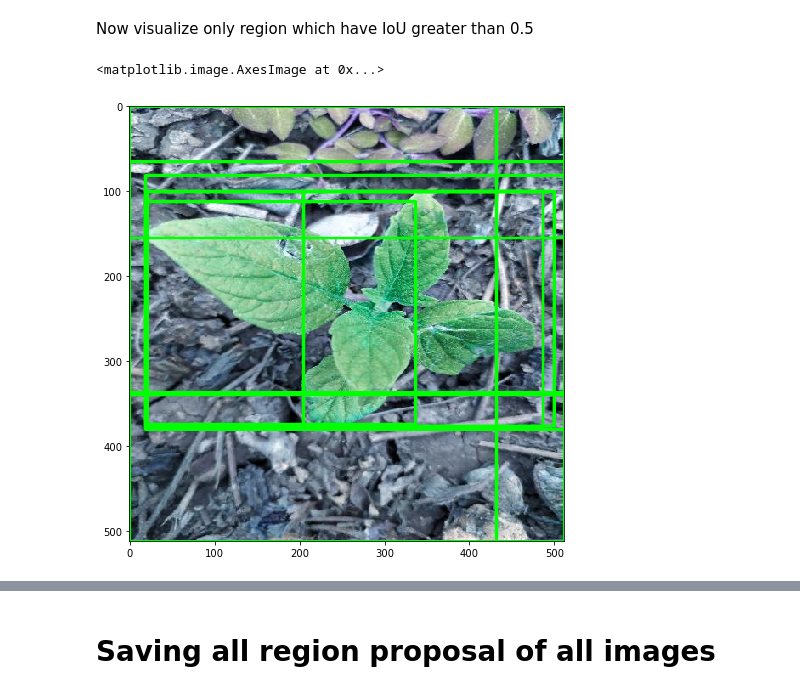
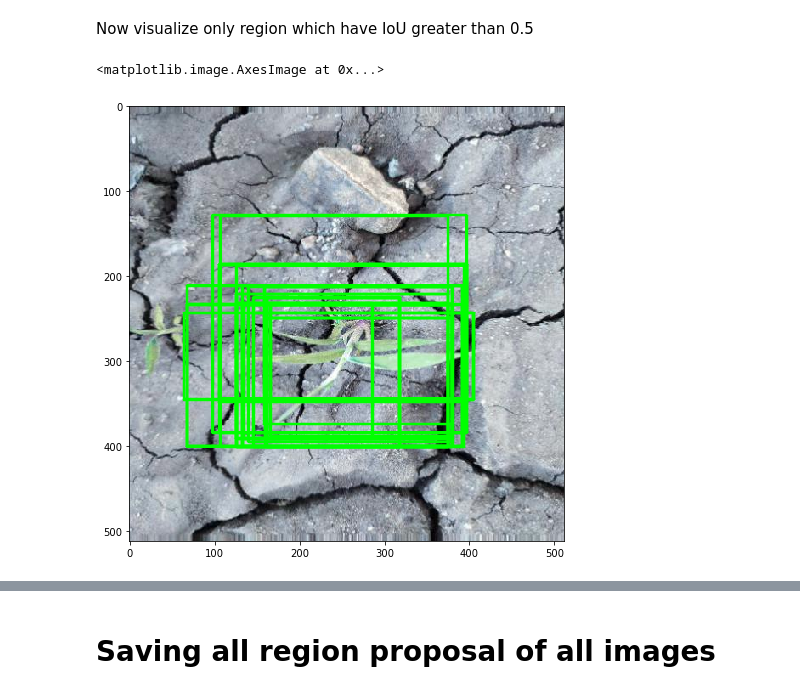
Before and after one commit to ravirajsinh45/implementation_of_RCNN, a Jupyter notebook: data_processing_part_1.ipynb, the cells around one changed output, grey strips where cells are left out. Cells and saved outputs as stored; diff of their text form; code cells hidden in the pictures.

```diff
--- a/data_processing.ipynb
+++ b/data_processing_part_1.ipynb
@@ -106,17 +104,17 @@ Now we use our defined function for getting region proposal from images. In this
 # %%
 from region_proposals import iou_filter
 # %%
-ss,neg =iou_filter(path+folder_images[888],df,thresh=0.5)
+ss,neg =iou_filter(path+folder_images[1280],df,thresh=0.5)
 # %% [markdown]
 Now visualize only region which have IoU greater than 0.5
 # %%
-img = cv2.imread(path+folder_images[888])
+img = cv2.imread(path+folder_images[1280])
 for i, rect in (enumerate(ss)):
     x, y, w, h = rect[0]
     cv2.rectangle(img, (x, y), (x+w, y+h), (0, 255, 0), 2, cv2.LINE_AA)
 
 plt.figure(figsize=(12,8))
 plt.imshow(img)
 # %% [output]
 <matplotlib.image.AxesImage at 0x...>
-[figure, old version]
+[figure, new version]
```
Also changed, not shown: parts of 7 cells of this notebook.
